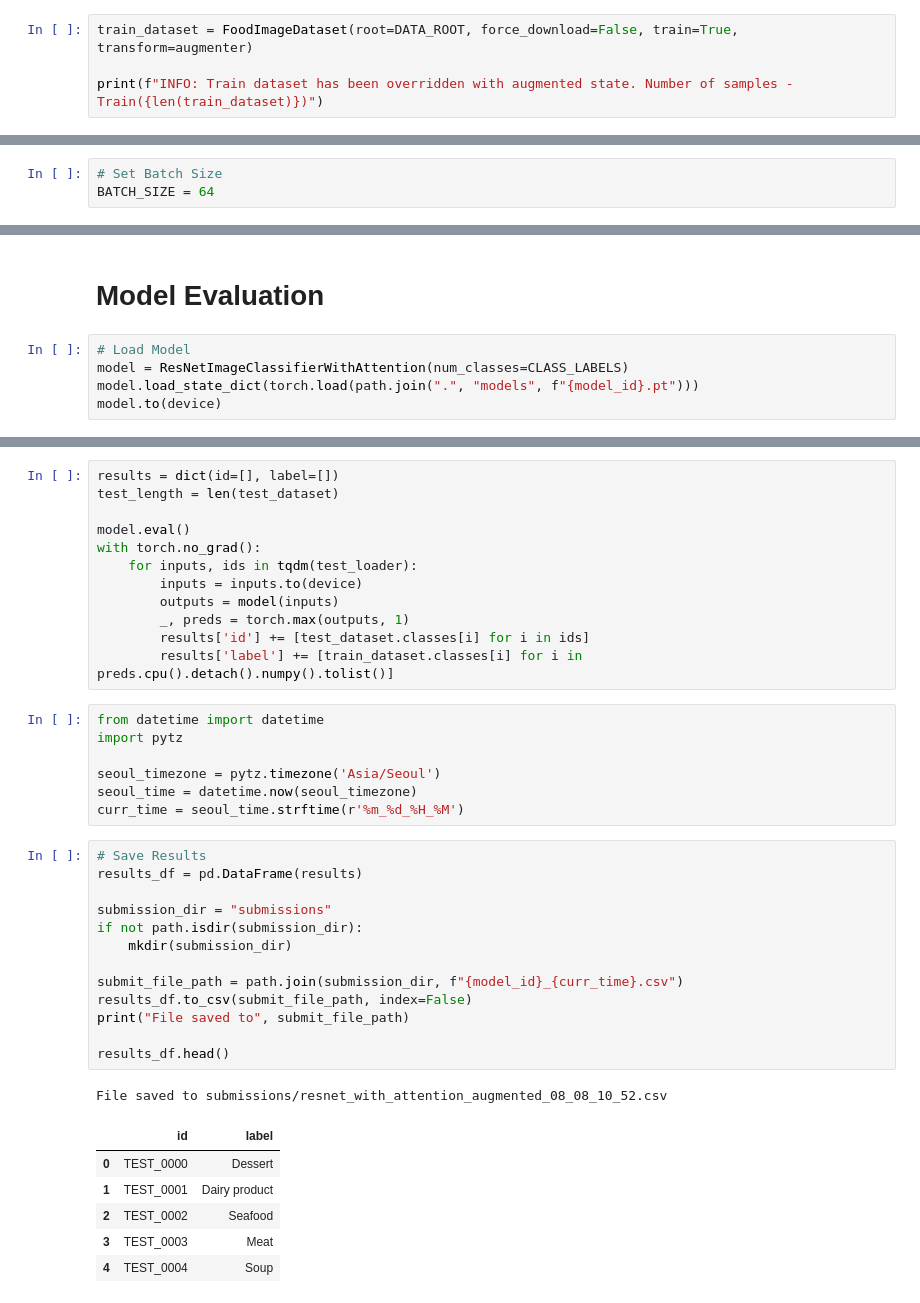
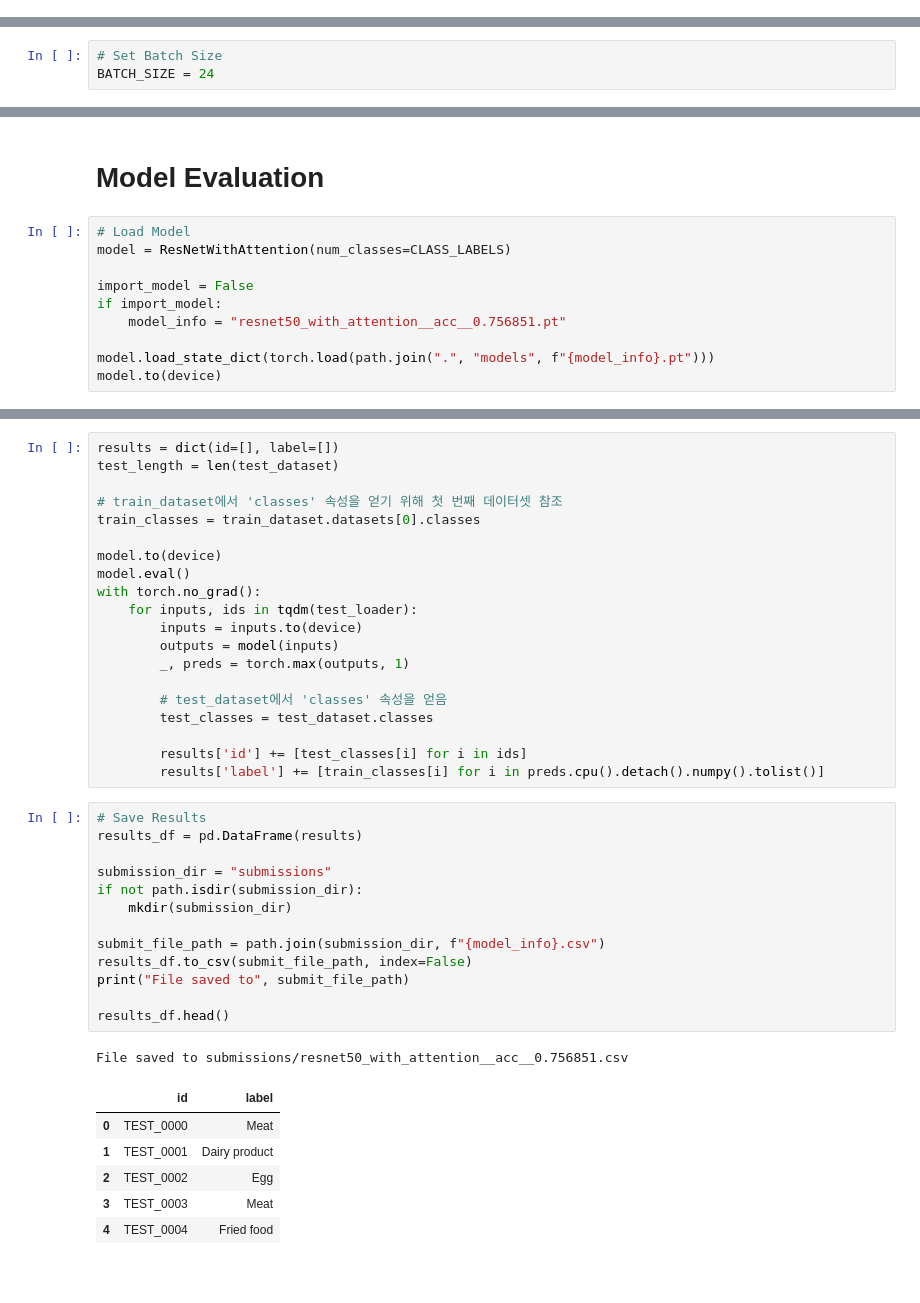
Before and after one commit to haesol1013/2024-1_dAiv_AICompetionBasic, a Jupyter notebook: second_trial.ipynb, the cells around one changed output, grey strips where cells are left out. Cells and saved outputs as stored; diff of their text form; blank space fills up the shorter version.

Commit message:
fix: try resnet50 with attetiony using augmented data

```diff
--- a/second_trial.ipynb
+++ b/second_trial.ipynb
@@ -126,4 +161,0 @@ augmenter = transforms.Compose([
-# %%
-train_dataset = FoodImageDataset(root=DATA_ROOT, force_download=False, train=True, transform=augmenter)
-
-print(f"INFO: Train dataset has been overridden with augmented state. Number of samples - Train({len(train_dataset)})")
@@ -134,7 +163,7 @@ INFO: Train dataset has been overridden with augmented state. Number of samples
 ## DataLoader
 # %%
 # Set Batch Size
-BATCH_SIZE = 64
+BATCH_SIZE = 24
 # %%
 MULTI_PROCESSING = True  # Set False if DataLoader is causing issues
 
@@ -415,7 +476,12 @@ Model saved to ./models/resnet_with_attention_augmented.pt
 # Model Evaluation
 # %%
 # Load Model
-model = ResNetImageClassifierWithAttention(num_classes=CLASS_LABELS)
-model.load_state_dict(torch.load(path.join(".", "models", f"{model_id}.pt")))
+model = ResNetWithAttention(num_classes=CLASS_LABELS)
+
+import_model = False
+if import_model:
+    model_info = "resnet50_with_attention__acc__0.756851.pt"
+
+model.load_state_dict(torch.load(path.join(".", "models", f"{model_info}.pt")))
 model.to(device)
 # %% [output]
@@ -440,39 +506,40 @@ ResNetImageClassifierWithAttention(
 results = dict(id=[], label=[])
 test_length = len(test_dataset)
 
+# train_dataset에서 'classes' 속성을 얻기 위해 첫 번째 데이터셋 참조
+train_classes = train_dataset.datasets[0].classes
+
+model.to(device)
 model.eval()
 with torch.no_grad():
     for inputs, ids in tqdm(test_loader):
         inputs = inputs.to(device)
         outputs = model(inputs)
         _, preds = torch.max(outputs, 1)
-        results['id'] += [test_dataset.classes[i] for i in ids]
-        results['label'] += [train_dataset.classes[i] for i in preds.cpu().detach().numpy().tolist()]
+
+        # test_dataset에서 'classes' 속성을 얻음
+        test_classes = test_dataset.classes
+
+        results['id'] += [test_classes[i] for i in ids]
+        results['label'] += [train_classes[i] for i in preds.cpu().detach().numpy().tolist()]
-# %%
-from datetime import datetime
-import pytz
-
-seoul_timezone = pytz.timezone('Asia/Seoul')
-seoul_time = datetime.now(seoul_timezone)
-curr_time = seoul_time.strftime(r'%m_%d_%H_%M')
 # %%
 # Save Results
 results_df = pd.DataFrame(results)
 
 submission_dir = "submissions"
 if not path.isdir(submission_dir):
     mkdir(submission_dir)
 
-submit_file_path = path.join(submission_dir, f"{model_id}_{curr_time}.csv")
+submit_file_path = path.join(submission_dir, f"{model_info}.csv")
 results_df.to_csv(submit_file_path, index=False)
 print("File saved to", submit_file_path)
 
 results_df.head()
 # %% [output]
-File saved to submissions/resnet_with_attention_augmented_08_08_10_52.csv
+File saved to submissions/resnet50_with_attention__acc__0.756851.csv
 |  | id | label |
-| 0 | TEST_0000 | Dessert |
+| 0 | TEST_0000 | Meat |
 | 1 | TEST_0001 | Dairy product |
-| 2 | TEST_0002 | Seafood |
+| 2 | TEST_0002 | Egg |
 | 3 | TEST_0003 | Meat |
-| 4 | TEST_0004 | Soup |
+| 4 | TEST_0004 | Fried food |
```
Also changed, not shown: parts of 22 cells of this notebook, 1 other file.
